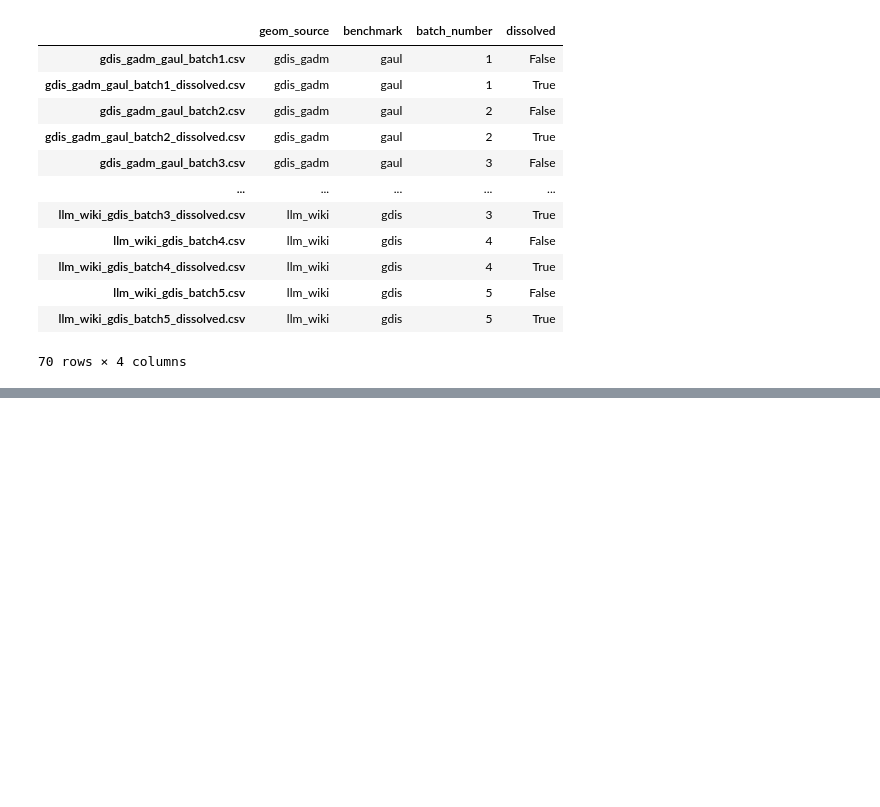
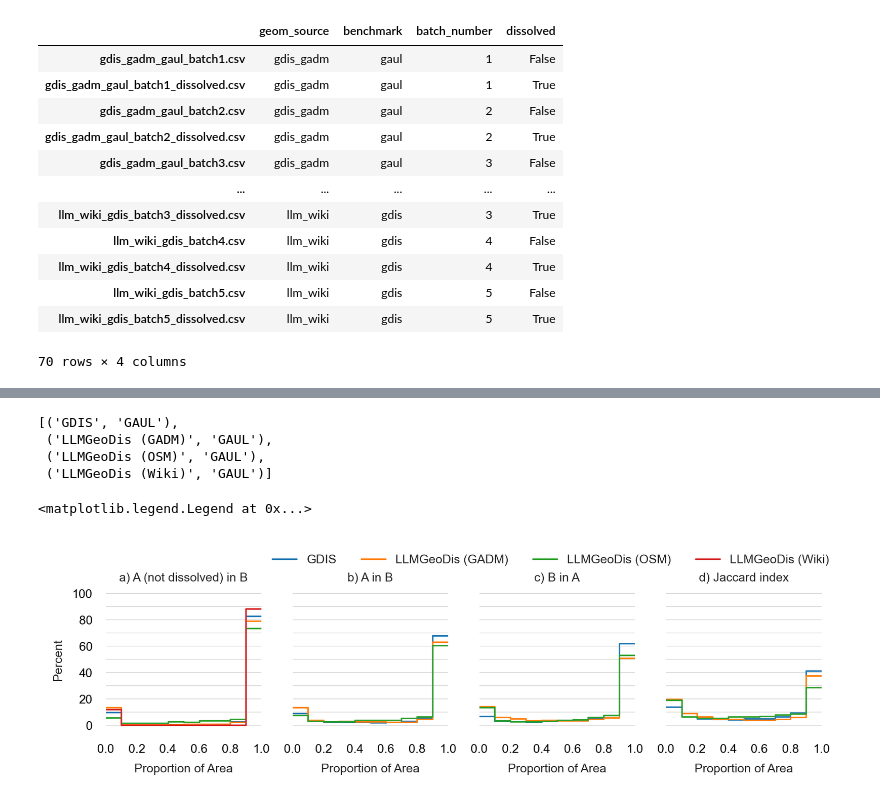
Before and after one commit to em-dat/emdat_geocoding, a Jupyter notebook: comparison_figures.ipynb, the cells around one changed output, grey strips where cells are left out. Drawn from its saved outputs; the diff is of its cells as text; code cells hidden in the pictures; blank space fills up the shorter version.

Commit message:
Refactored and clean up `comparison_figures.ipynb`:

```diff
--- a/comparison_figures.ipynb
+++ b/comparison_figures.ipynb
@@ -465,0 +389,79 @@ output_data
+# %%
+combinations = list(product(output_data['geom_type_a'].unique(),
+                            output_data['geom_type_b'].unique()))
+# Select only GAUL benchmark combinations to plot
+combinations_gaul = [(s, b) for (s, b) in combinations if b == 'GAUL']
+combinations_gaul
+# %% [output]
+[('GDIS', 'GAUL'),
+ ('LLMGeoDis (GADM)', 'GAUL'),
+ ('LLMGeoDis (OSM)', 'GAUL'),
+ ('LLMGeoDis (Wiki)', 'GAUL')]
+# %%
+fig_row = {
+    'GAUL': 0,
+    'GDIS': 1
+}
+
+histplot_kwargs = {
+    'element': 'step',
+    'fill': False,
+    'bins': BINS,
+    'stat': 'percent',
+    'linewidth': 0.75
+}
+
+fig, axes = plt.subplots(1, 4, sharex=True, sharey=True,
+                         figsize=(16 / 2.54, 3 / 2.54))
+
+for source, benchmark in combinations_gaul:
+    [ax0, ax1, ax2, ax3] = axes  #[fig_row[benchmark], :]
+    ax0.set_title("a) A (not dissolved) in B")  #(f"{benchmark} (a in b)")
+    ax1.set_title("b) A in B")  #(f"{benchmark} (a in b)")
+    ax2.set_title("c) B in A")  #(f"{benchmark} (b in a)")
+    ax3.set_title("d) Jaccard index")  #(f"{benchmark} (Jaccard)")
+
+    subset_data = output_data[(output_data['geom_type_a'] == source) & (
+            output_data['geom_type_b'] == benchmark)]
+    subset_data_dissolved = output_data_dissolved[
+        (output_data_dissolved['geom_type_a'] == source) & (
+                output_data_dissolved['geom_type_b'] == benchmark)]
+    # print(f"{source} vs {benchmark}")
+    # print(subset_data.head())
+
+    sns.histplot(data=subset_data, x='a_in_b', ax=ax0, label=f'{source}',
+                 **histplot_kwargs)  #(n={len(subset_data):,})
+    if source != 'LLMGeoDis (Wiki)':
+        sns.histplot(data=subset_data_dissolved, x='a_in_b', ax=ax1,
+                     label=f'{source}',
+                     **histplot_kwargs)  # (n={len(subset_data_dissolved):,})
+        sns.histplot(data=subset_data_dissolved, x='b_in_a', ax=ax2,
+                     label=f'{source}',
+                     **histplot_kwargs)  # (n={len(subset_data_dissolved):,})
+        sns.histplot(data=subset_data_dissolved, x='jaccard', ax=ax3,
+                     label=f'{source}',
+                     **histplot_kwargs)  # (n={len(subset_data_dissolved):,})
+
+
+def _format_ax(ax):
+    ax.yaxis.set_major_locator(MultipleLocator(20))
+    ax.yaxis.set_minor_locator(MultipleLocator(10))
+    ax.xaxis.set_major_locator(MultipleLocator(.20))
+    ax.xaxis.set_minor_locator(MultipleLocator(.10))
+    ax.grid(which='both', axis='y', linestyle='-', linewidth=.3,
+            color='lightgrey')
+    ax.set_ylim((-1, 100))
+    ax.set_xlim((0, 1))
+    ax.spines['left'].set_visible(False)
+    ax.spines['bottom'].set_position(('outward', 2))
+    ax.set(xlabel="Proportion of Area")
+    return ax
+
+
+for ax in axes.flatten():
+    _format_ax(ax)
+ax0.legend(loc='center left', ncol=4, title=None, frameon=False,
+           bbox_to_anchor=(1, 1.25))
+# %% [output]
+<matplotlib.legend.Legend at 0x...>
+[figure, added]
```
Also changed, not shown: parts of 45 cells of this notebook.
